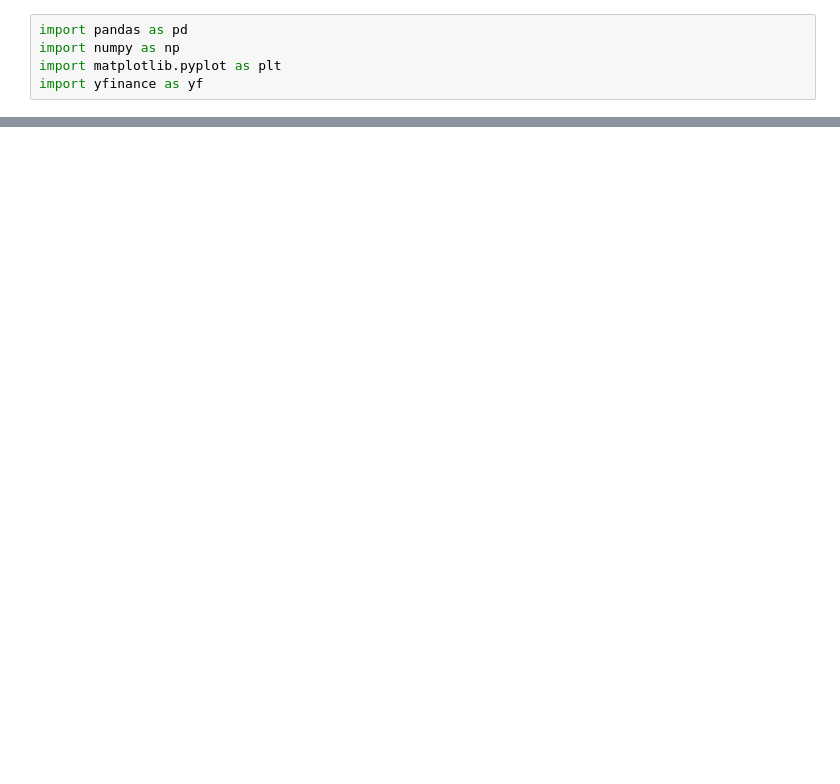
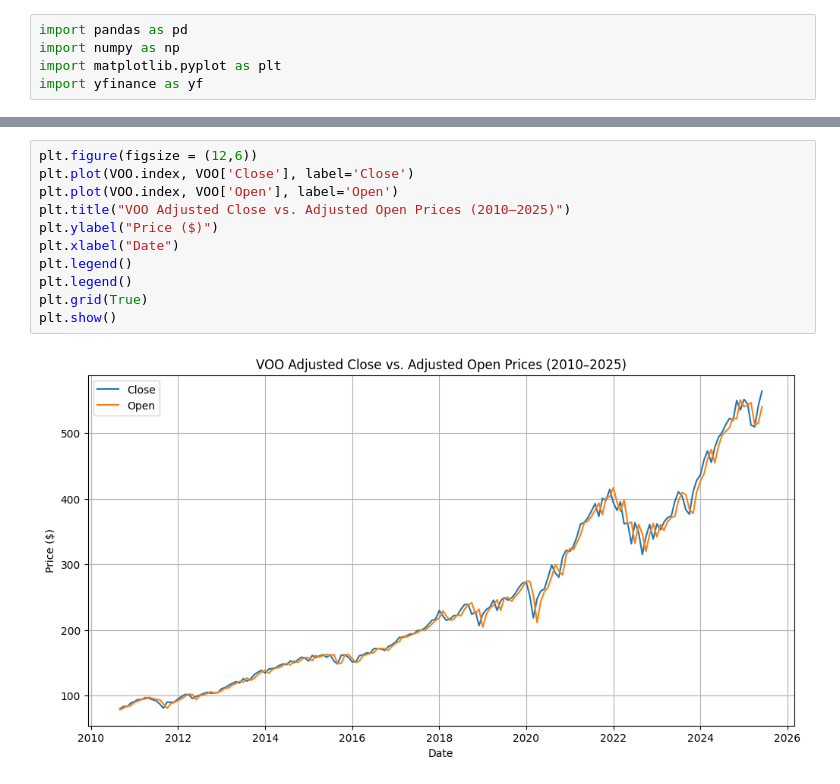
Before and after one commit to zackSpec/ML, a Jupyter notebook: QF.ipynb, the cells around one changed output, grey strips where cells are left out. Drawn from its saved outputs; the diff is of its cells as text; blank space fills up the shorter version.

```diff
--- a/QF.ipynb
+++ b/QF.ipynb
@@ -13 +29,14 @@ Index(['QQQ', 'VOO'], dtype='object', name='Ticker')
+# %%
+plt.figure(figsize = (12,6))
+plt.plot(VOO.index, VOO['Close'], label='Close')
+plt.plot(VOO.index, VOO['Open'], label='Open')
+plt.title("VOO Adjusted Close vs. Adjusted Open Prices (2010–2025)")
+plt.ylabel("Price ($)")
+plt.xlabel("Date")
+plt.legend()
+plt.legend()
+plt.grid(True)
+plt.show()
+# %% [output]
+[figure, added]
 # %%
```
Also changed, not shown: parts of 17 cells of this notebook.
